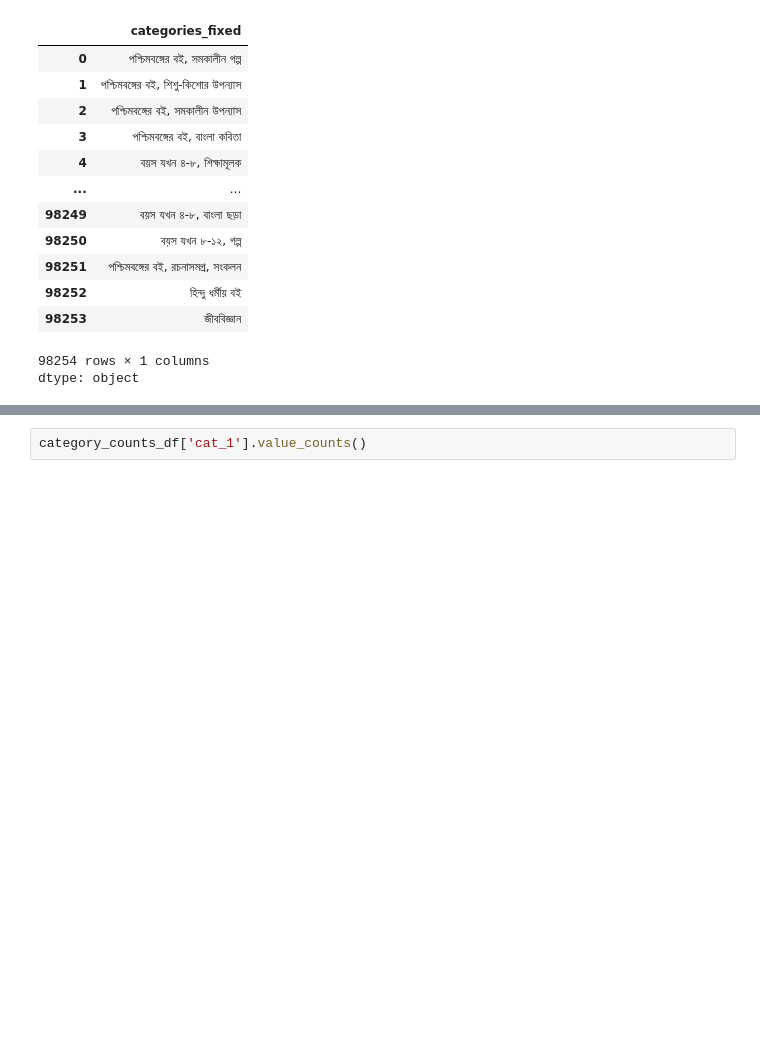
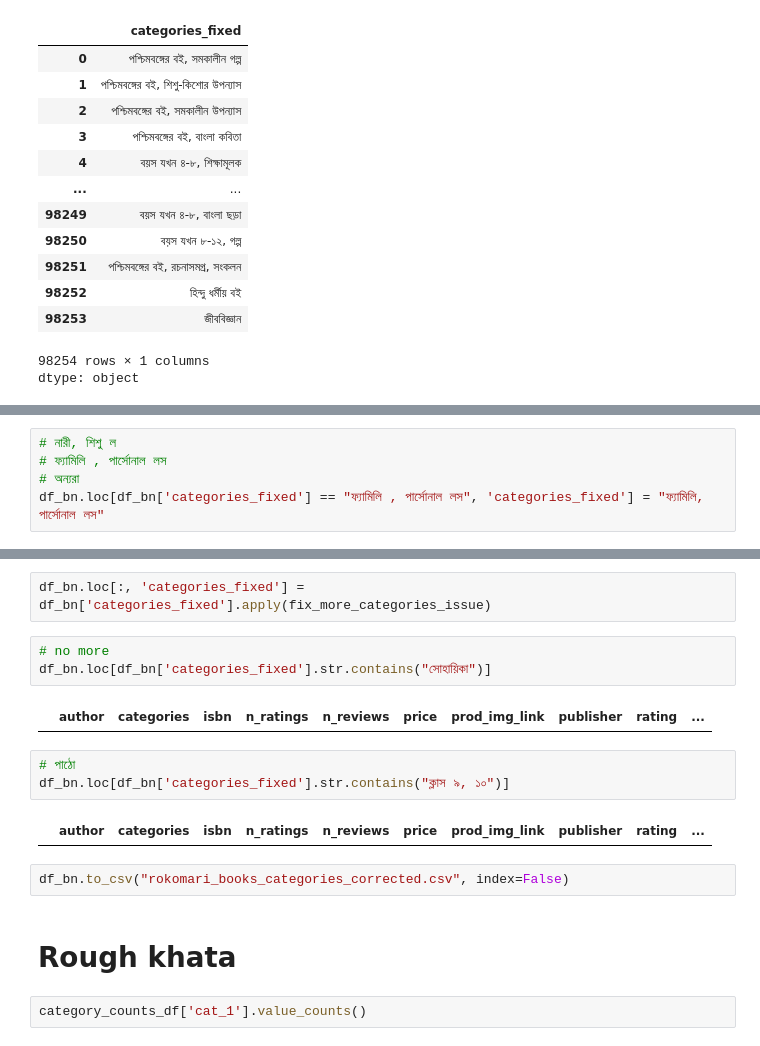
Before and after one commit to Tasfiq-K/recommendation_system_rokomari_books, a Jupyter notebook: notebooks/preprocessing_bn_books_categories.ipynb, the cells around one changed output, grey strips where cells are left out. Drawn from its saved outputs; the diff is of its cells as text; blank space fills up the shorter version.

```diff
--- a/notebooks/preprocessing_bn_books_categories.ipynb
+++ b/notebooks/preprocessing_bn_books_categories.ipynb
@@ -564,0 +636,5 @@ df_bn.loc[:, 'categories_fixed'][0].split(", ")
+# %%
+# নারী, শিশু ল
+# ফ্যামিলি , পার্সোনাল লস
+# অন্যরা
+df_bn.loc[df_bn['categories_fixed'] == "ফ্যামিলি , পার্সোনাল লস", 'categories_fixed'] = "ফ্যামিলি, পার্সোনাল লস"
@@ -565,3 +650,19 @@ df_bn.loc[:, 'categories_fixed'][0].split(", ")
+# %%
+df_bn.loc[:, 'categories_fixed'] = df_bn['categories_fixed'].apply(fix_more_categories_issue)
+# %%
+# no more
+df_bn.loc[df_bn['categories_fixed'].str.contains("সোহায়িকা")]
+# %% [output]
+|  | author | categories | isbn | n_ratings | n_reviews | price | prod_img_link | publisher | rating | ... |
+# %%
+# পাঠো
+df_bn.loc[df_bn['categories_fixed'].str.contains("ক্লাস ৯, ১০")]
+# %% [output]
+|  | author | categories | isbn | n_ratings | n_reviews | price | prod_img_link | publisher | rating | ... |
+# %%
+df_bn.to_csv("rokomari_books_categories_corrected.csv", index=False)
+# %% [markdown]
+# Rough khata
 # %%
 category_counts_df['cat_1'].value_counts()
 # %% [output]
```
Also changed, not shown: parts of 13 cells of this notebook.
